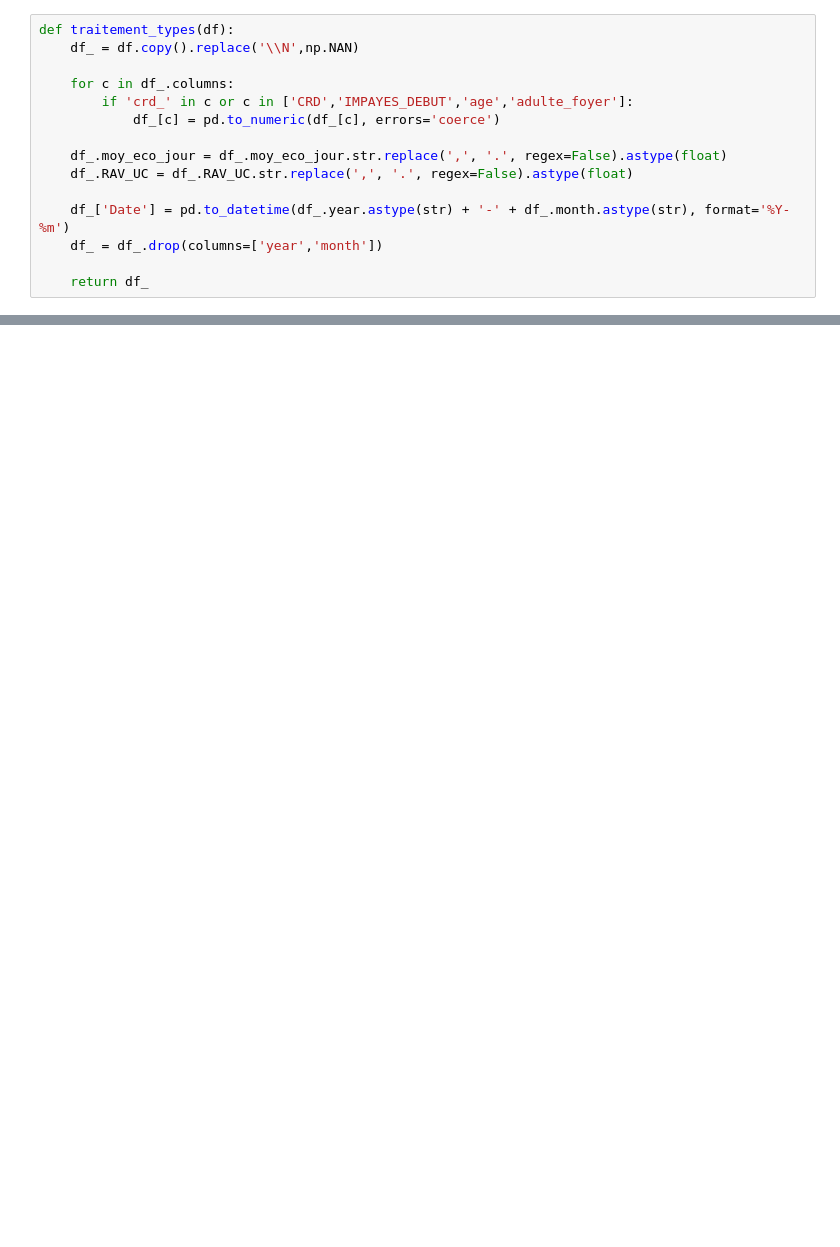
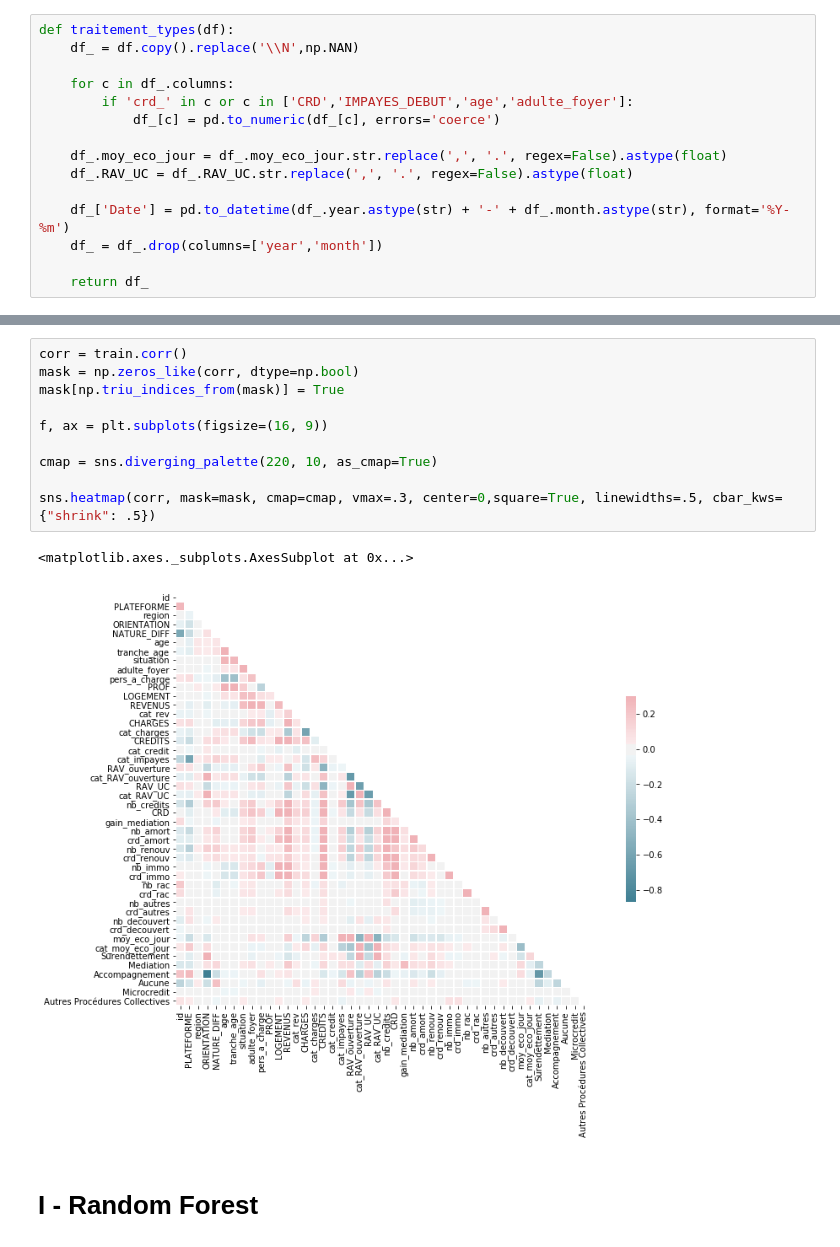
Before and after one commit to willcard/Cresus_Kaggle_Competition, a Jupyter notebook: entrainement_cresus.ipynb, the cells around one changed output, grey strips where cells are left out. Cells and saved outputs as stored; diff of their text form; blank space fills up the shorter version.

```diff
--- a/entrainement_cresus.ipynb
+++ b/entrainement_cresus.ipynb
@@ -180,0 +211,15 @@ test['groupe'] = mf_test['kmeans']
+# %%
+corr = train.corr()
+mask = np.zeros_like(corr, dtype=np.bool)
+mask[np.triu_indices_from(mask)] = True
+
+f, ax = plt.subplots(figsize=(16, 9))
+
+cmap = sns.diverging_palette(220, 10, as_cmap=True)
+
+sns.heatmap(corr, mask=mask, cmap=cmap, vmax=.3, center=0,square=True, linewidths=.5, cbar_kws={"shrink": .5})
+# %% [output]
+<matplotlib.axes._subplots.AxesSubplot at 0x...>
+[figure, added]
+# %% [markdown]
+# I - Random Forest
```
Also changed, not shown: parts of 40 cells of this notebook, 2 other files.
